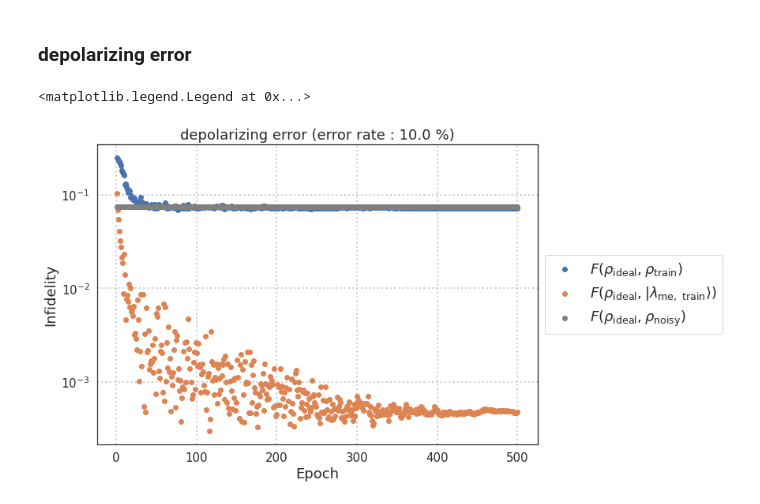
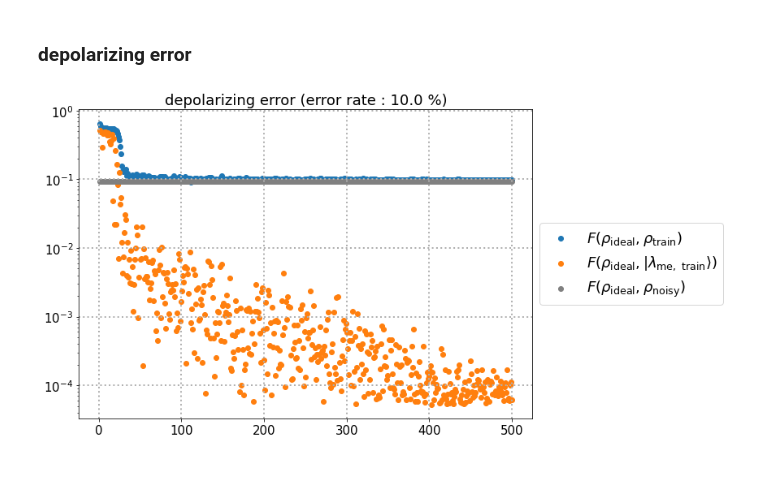
Before and after one commit to Fermi-D/NQS4QEM, a Jupyter notebook: plot_fidelity.ipynb, the cells around one changed output. Drawn from its saved outputs; the diff is of its cells as text; code cells hidden in the pictures; blank space fills up the shorter version.

```diff
--- a/plot_fidelity.ipynb
+++ b/plot_fidelity.ipynb
@@ -91,33 +95,32 @@ seed_settings(seed=seed)
 ### depolarizing error
 # %%
 # load train log
-train_log_dep_df = pd.read_csv(f"./train_log/depolarizing/error_rate_{100*error_rate}%/num_of_data_{each_n_shot}/train_log.csv")
+train_log_dep_df = pd.read_csv(f"./{circuit_name}/train_log/{n_qubit}-qubit/{error_model}/p={100*error_rate}%/each_{each_n_shot}_shot/train_log.csv")
 
-ideal_state = Random_unitary(n_qubit, state_name, "ideal", error_rate)
-noisy_state = Random_unitary(n_qubit, state_name, "depolarizing", error_rate)
-ideal_noisy_fidelity = fidelity(ideal_state, noisy_state)
+ideal_state = target_circuit.GHZ(n_qubit, state_class, "ideal", error_rate)
+noisy_state = target_circuit.GHZ(n_qubit, state_class, "depolarizing", error_rate)
+ideal_noisy_fidelity = utils.fidelity(ideal_state, noisy_state)
 # %%
 x = train_log_dep_df["epoch"].values
 tick_label = np.arange(1, 501).astype("str")
 labels = [r"$F(\rho_{\rm ideal}, \rho_{\rm train})$",
           #r"$F(\rho_{\rm noisy}, \rho_{\rm train})$",
           r"$F(\rho_{\rm ideal}, | \lambda_{\rm me,\ train} \rangle)$",
           r"$F(\rho_{\rm ideal}, \rho_{\rm noisy})$"]
 
 plt.figure(figsize=(10, 7))
-plt.scatter(x, 1-train_log_dep_df["ideal_fidelity"].values)
+plt.scatter(x, 1-train_log_dep_df["F_ideal_train"].values)
 #plt.scatter(x, 1-train_log_dep_df["noisy_fidelity"].values)
-plt.scatter(x, 1-train_log_dep_df["max_eigen_fidelity"].values)
+plt.scatter(x, 1-train_log_dep_df["F_ideal_meve"].values)
 plt.scatter(x, 1-np.repeat(ideal_noisy_fidelity, 500), c = "grey")
 
 plt.title(f'depolarizing error (error rate : {error_rate*100} %)', fontsize=18)
 plt.yscale('log')
-plt.xlabel("Epoch", fontsize=18)
-plt.ylabel('Infidelity', fontsize=18)
+#plt.xlabel("Epoch", fontsize=18)
+#plt.ylabel('Infidelity', fontsize=18)
 plt.tick_params(labelsize=15)
 plt.grid(linestyle='dotted', linewidth=2)
 plt.legend(labels, loc='center left', bbox_to_anchor=(1., .5), fontsize=18)
-#plt.savefig("./figures/fidelity_depolarizing.pdf", bbox_inches='tight')
+plt.savefig(f"./{circuit_name}/train_log/{n_qubit}-qubit/{error_model}/p={100*error_rate}%/each_{each_n_shot}_shot/plot_fidelity.pdf", bbox_inches='tight')
 # %% [output]
-<matplotlib.legend.Legend at 0x...>
-[figure, old version]
+[figure, new version]
```
Also changed, not shown: parts of 1 cell of this notebook, 5 other files.
